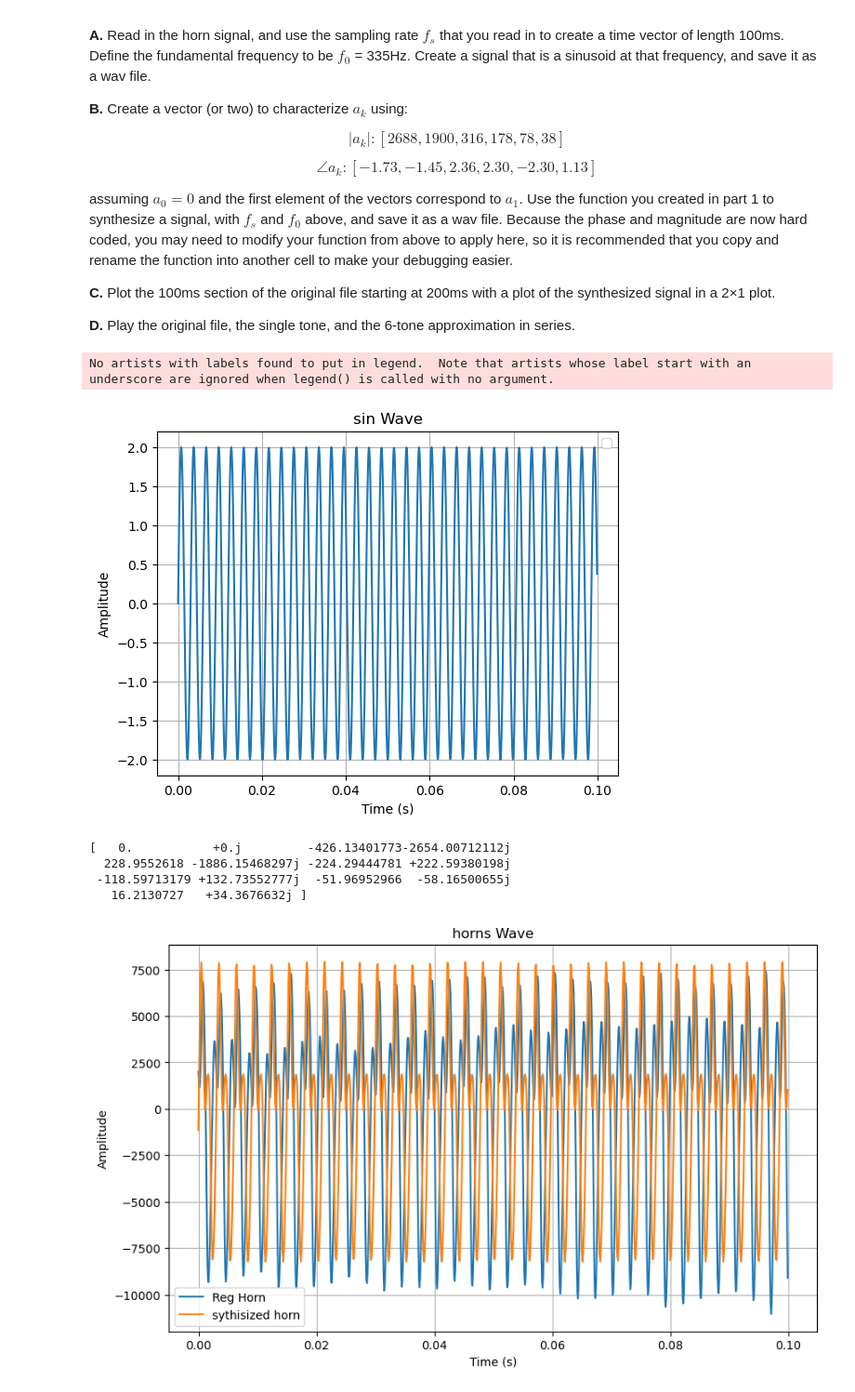
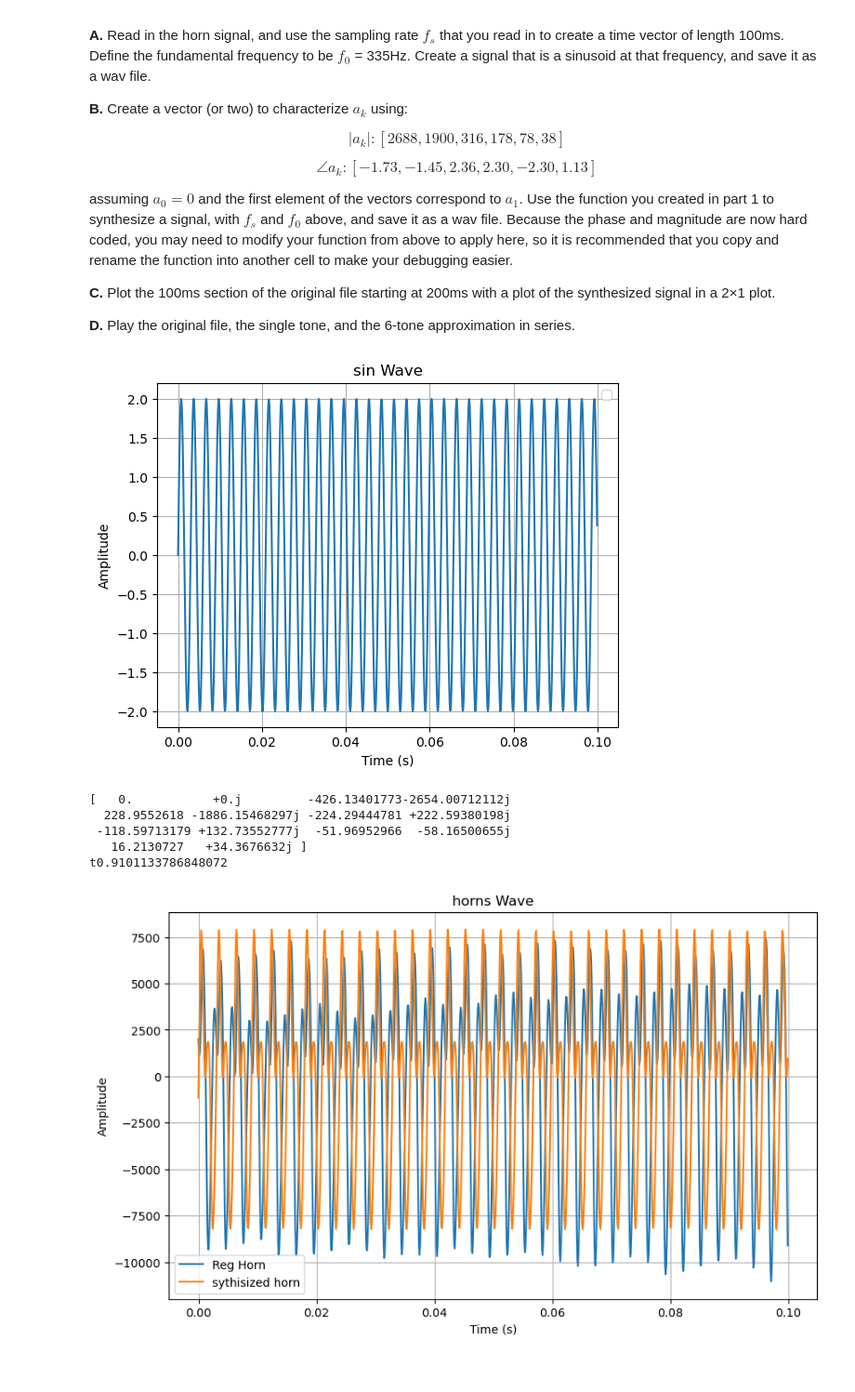
Before and after one commit to FrankieReyna-bop/EE242, a Jupyter notebook: Lab 3/EE242_Lab3A.ipynb, the cells around one changed output. Shown: that part at 93% size. Drawn from its saved outputs; the diff is of its cells as text; code cells hidden in the pictures.

```diff
--- a/Lab 3/EE242_Lab3A.ipynb
+++ b/Lab 3/EE242_Lab3A.ipynb
@@ -179,8 +179,8 @@ f0 = 335
 w = f0 * 2 * np.pi
 t = .1
 a = [0, -1j]
-x_t, time_vector_1 = fourier_series(t, fs, a, w)
-plt.plot(time_vector_1, x_t)
+x_tsin, time_vector_1 = fourier_series(t, fs, a, w)
+plt.plot(time_vector_1, x_tsin)
 
 plt.title("sin Wave")
 plt.xlabel("Time (s)")
@@ -194,43 +194,45 @@ plt.show()
 # Use the function created in Assignment 1 to create the signal.
 a_modfied = [0, 2688, 1900, 316, 178, 78, 38]
 a_degree = [0, -1.73,-1.45,2.36,2.30,-2.30,1.13]
 a_m = np.zeros(7, dtype=np.complex_)
 for i in range (7):
     a_m[i] = a_modfied[i]*np.sin(a_degree[i]) * 1j + a_modfied[i]*np.cos(a_degree[i])
 print(a_m)
-x_t, time_vector = fourier_series(t, 8000, a_m, w)
+t = len(wave) / fs
+print(f"t{t}")
+x_t, time_vector = fourier_series(t, fs, a_m, w)
 
 # Part C - Compare the artificial signal with original signal
 # Find the part of the original signal between 200ms and 300ms
 # Plot this along with your artificial signal
 plt.figure(figsize=(10, 6))
 time = np.linspace(0, 1, len(wave))
 plt.plot(time_vector_1, wave[int(0.2 * fs): int(0.3 * fs)], label=f"Reg Horn")
-plt.plot(time_vector, x_t, label=f"sythisized horn")
+plt.plot(time_vector_1, x_t[int(0.2 * fs): int(0.3 * fs)], label=f"sythisized horn")
 
 
 # plt.xlim(0.2,0.3)
 plt.title("horns Wave")
 plt.xlabel("Time (s)")
 plt.ylabel("Amplitude")
 plt.legend()
 plt.grid()
 plt.show()
 
 
 
 # Part D - Make some noise
 import scipy
 # Play the original part, sinewave and 6-tone approximations one by one in front of the TA
-scipy.io.wavfile.write("six_tones.wav", rate=8000, data=x_t)
-scipy.io.wavfile.write("short.wav", rate=fs, data=wave[int(0.2 * fs): int(0.3 * fs)])
+scipy.io.wavfile.write("six_tones.wav", rate=fs, data=x_t.astype(np.float32))
+scipy.io.wavfile.write("sin.wav", rate=fs, data=x_tsin.astype(np.float32))
 # %% [output]
+[figure]
-No artists with labels found to put in legend.  Note that artists whose label start with an underscore are ignored when legend() is called with no argument.
+[   0.           +0.j         -426.13401773-2654.00712112j
+  228.9552618 -1886.15468297j -224.29444781 +222.59380198j
+ -118.59713179 +132.73552777j  -51.96952966  -58.16500655j
+   16.2130727   +34.3676632j ]
+t0.9101133786848072
-[figure]
-[   0.           +0.j         -426.13401773-2654.00712112j
-  228.9552618 -1886.15468297j -224.29444781 +222.59380198j
- -118.59713179 +132.73552777j  -51.96952966  -58.16500655j
-   16.2130727   +34.3676632j ]
 [figure]
 # %% [markdown]
 ###  Discussion
```
Also changed, not shown: parts of 1 cell of this notebook, 3 other files.
